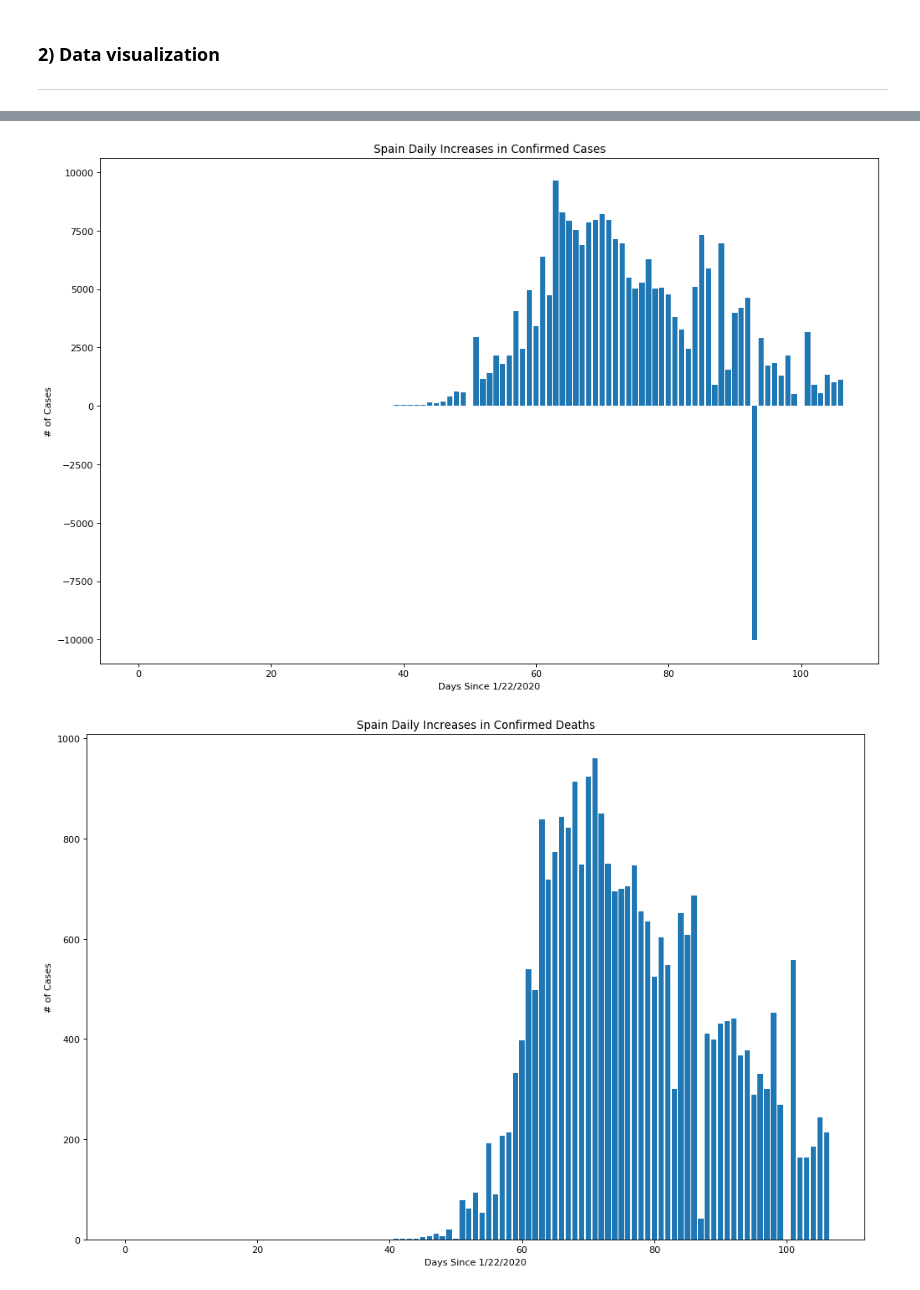
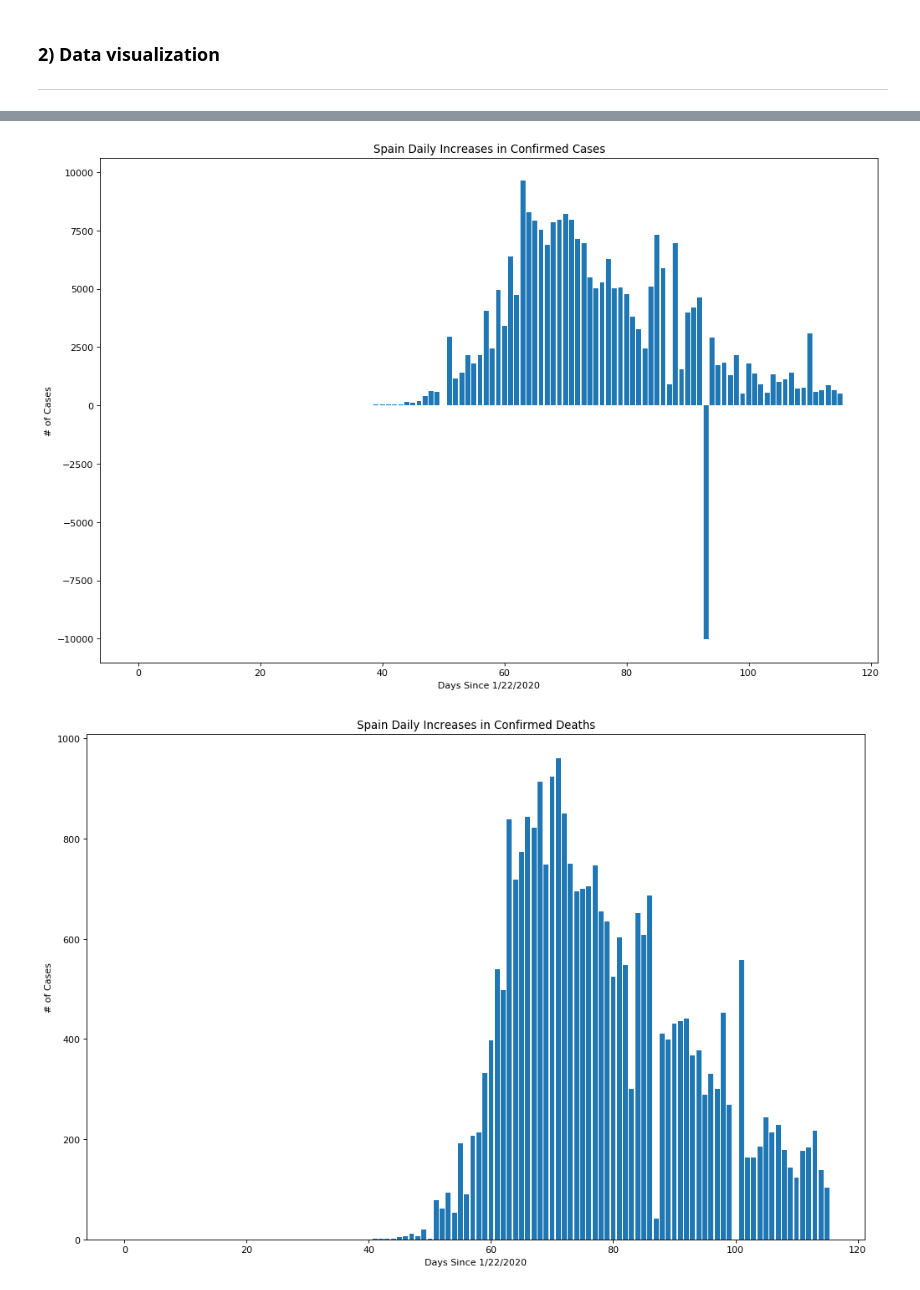
Before and after one commit to EduRibeiro00/CovidForecast-feup-iart, a Jupyter notebook: proj2/covid_analysis_vis.ipynb, the cells around one changed output, grey strips where cells are left out. Cells and saved outputs as stored; diff of their text form; code cells hidden in the pictures.

```diff
--- a/proj2/covid_analysis_vis.ipynb
+++ b/proj2/covid_analysis_vis.ipynb
@@ -395,32 +392,32 @@ plt.show()
 # %%
 # compute the daily increases of confirmed cases, deaths and recovered cases (for Spain)
-spain_daily_conf = calc_increase_list(spain_conf)
-spain_daily_death = calc_increase_list(spain_deaths)
-spain_daily_recov = calc_increase_list(spain_recov)
+spain_daily_conf = spain_cases["Confirmed_inc"]
+spain_daily_death = spain_cases["Deaths_inc"]
+spain_daily_recov = spain_cases["Recovered_inc"]
 
 figure(num=None, figsize=(15, 10), dpi=80, facecolor='w', edgecolor='k')
 
 plt.bar(num_days, spain_daily_conf)
 plt.title('Spain Daily Increases in Confirmed Cases')
 plt.xlabel('Days Since 1/22/2020')
 plt.ylabel('# of Cases')
 plt.show()
 
 figure(num=None, figsize=(15, 10), dpi=80, facecolor='w', edgecolor='k')
 
 plt.bar(num_days, spain_daily_death)
 plt.title('Spain Daily Increases in Confirmed Deaths')
 plt.xlabel('Days Since 1/22/2020')
 plt.ylabel('# of Cases')
 plt.show()
 
 figure(num=None, figsize=(15, 10), dpi=80, facecolor='w', edgecolor='k')
 
 plt.bar(num_days, spain_daily_recov)
 plt.title('Spain Daily Increases in Confirmed Recoveries')
 plt.xlabel('Days Since 1/22/2020')
 plt.ylabel('# of Cases')
 plt.show()
 # %% [output]
-[figure, old version]
+[figure, new version]
-[figure, old version]
+[figure, new version]
```
Also changed, not shown: parts of 16 cells of this notebook, 4 other files.
